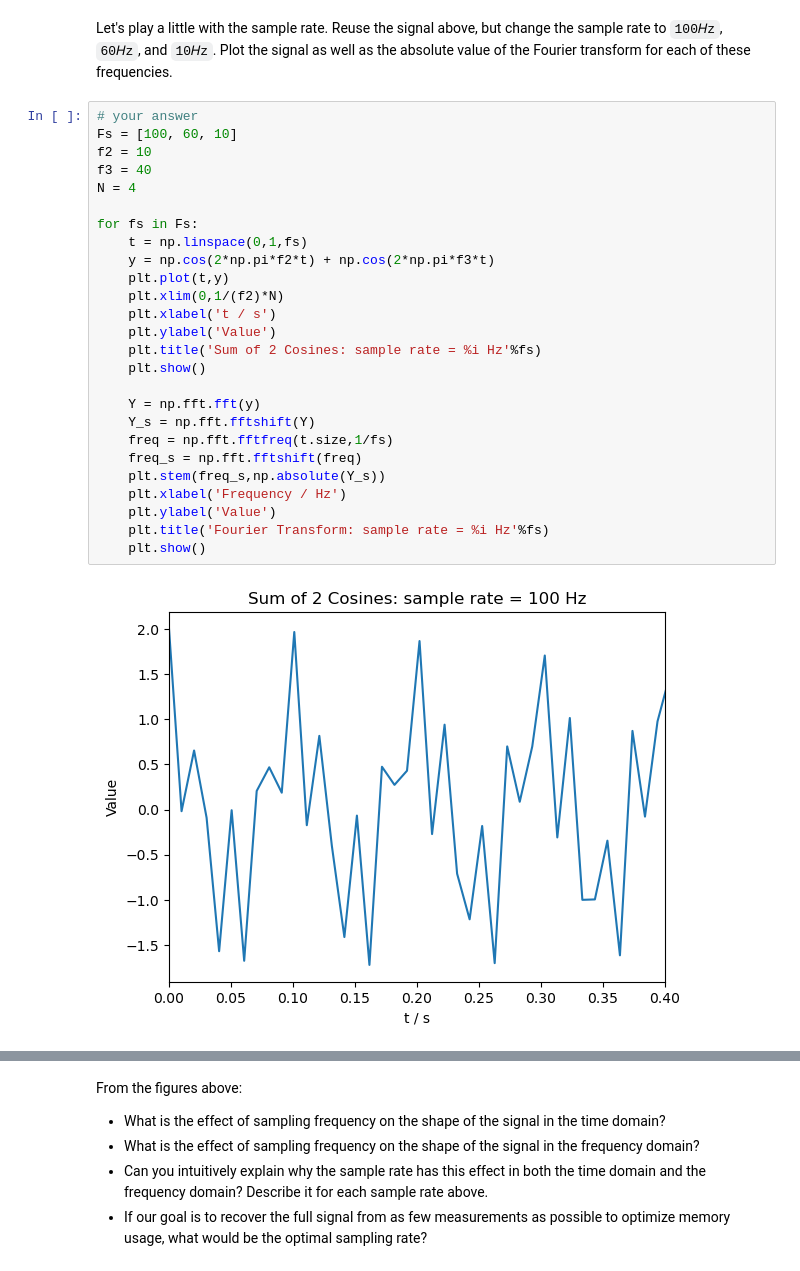
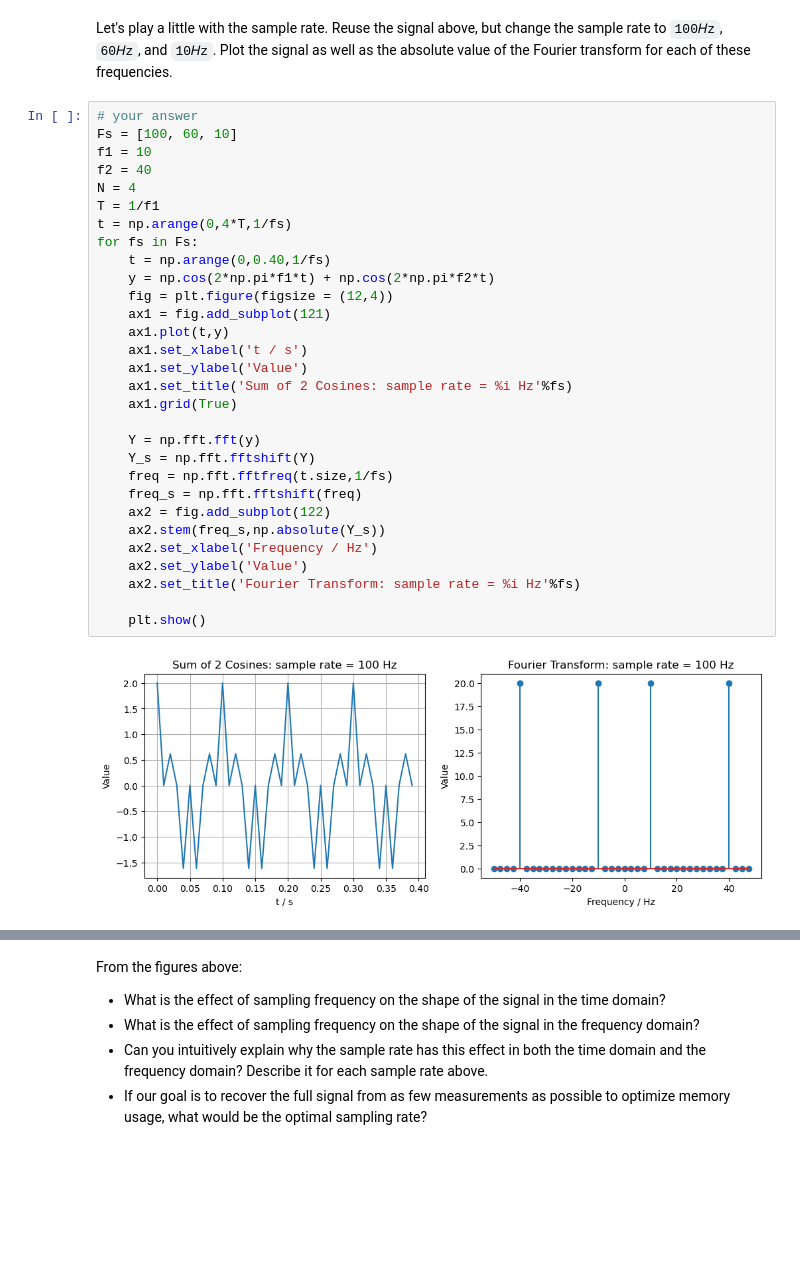
Before and after one commit to LWYohann/Fundamental_of_EE_lab, a Jupyter notebook: Fundamental_lab1_WENYU LIU.ipynb, the cells around one changed output, grey strips where cells are left out. Cells and saved outputs as stored; diff of their text form; blank space fills up the shorter version.

```diff
--- a/Fundamental_lab1_WENYU LIU.ipynb
+++ b/Fundamental_lab1_WENYU LIU.ipynb
@@ -135,28 +152,32 @@ Let's play a little with the sample rate. Reuse the signal above, but change the
 # %%
 # your answer
 Fs = [100, 60, 10]
-f2 = 10
-f3 = 40
+f1 = 10
+f2 = 40
 N = 4
-
+T = 1/f1
+t = np.arange(0,4*T,1/fs)
 for fs in Fs:
-    t = np.linspace(0,1,fs)
-    y = np.cos(2*np.pi*f2*t) + np.cos(2*np.pi*f3*t)
-    plt.plot(t,y)
-    plt.xlim(0,1/(f2)*N)
-    plt.xlabel('t / s')
-    plt.ylabel('Value')
-    plt.title('Sum of 2 Cosines: sample rate = %i Hz'%fs)
-    plt.show()
+    t = np.arange(0,0.40,1/fs)
+    y = np.cos(2*np.pi*f1*t) + np.cos(2*np.pi*f2*t)
+    fig = plt.figure(figsize = (12,4))
+    ax1 = fig.add_subplot(121)
+    ax1.plot(t,y)
+    ax1.set_xlabel('t / s')
+    ax1.set_ylabel('Value')
+    ax1.set_title('Sum of 2 Cosines: sample rate = %i Hz'%fs)
+    ax1.grid(True)
 
     Y = np.fft.fft(y)
     Y_s = np.fft.fftshift(Y)
     freq = np.fft.fftfreq(t.size,1/fs)
     freq_s = np.fft.fftshift(freq)
-    plt.stem(freq_s,np.absolute(Y_s))
-    plt.xlabel('Frequency / Hz')
-    plt.ylabel('Value')
-    plt.title('Fourier Transform: sample rate = %i Hz'%fs)
+    ax2 = fig.add_subplot(122)
+    ax2.stem(freq_s,np.absolute(Y_s))
+    ax2.set_xlabel('Frequency / Hz')
+    ax2.set_ylabel('Value')
+    ax2.set_title('Fourier Transform: sample rate = %i Hz'%fs)
+
     plt.show()
 # %% [output]
-[figure, old version]
+[figure, new version]
```
Also changed, not shown: parts of 18 cells of this notebook.
